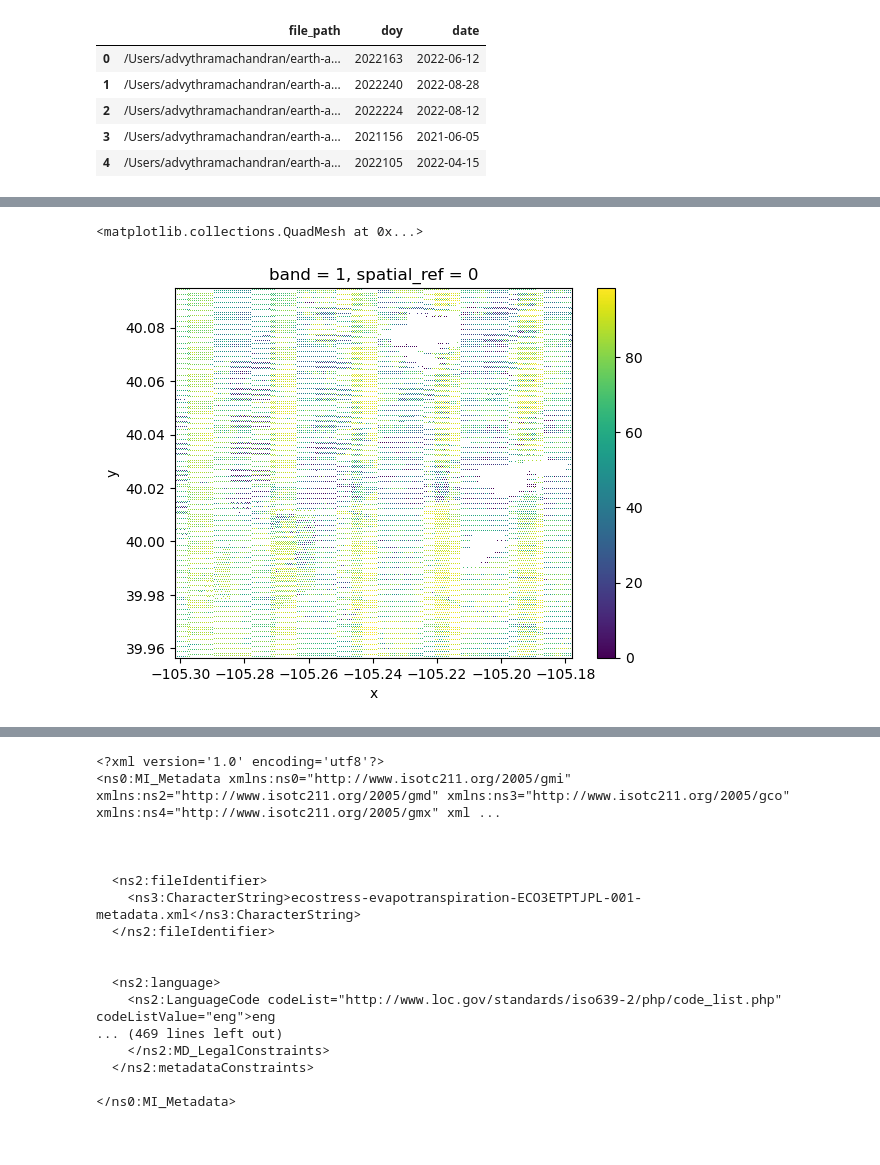
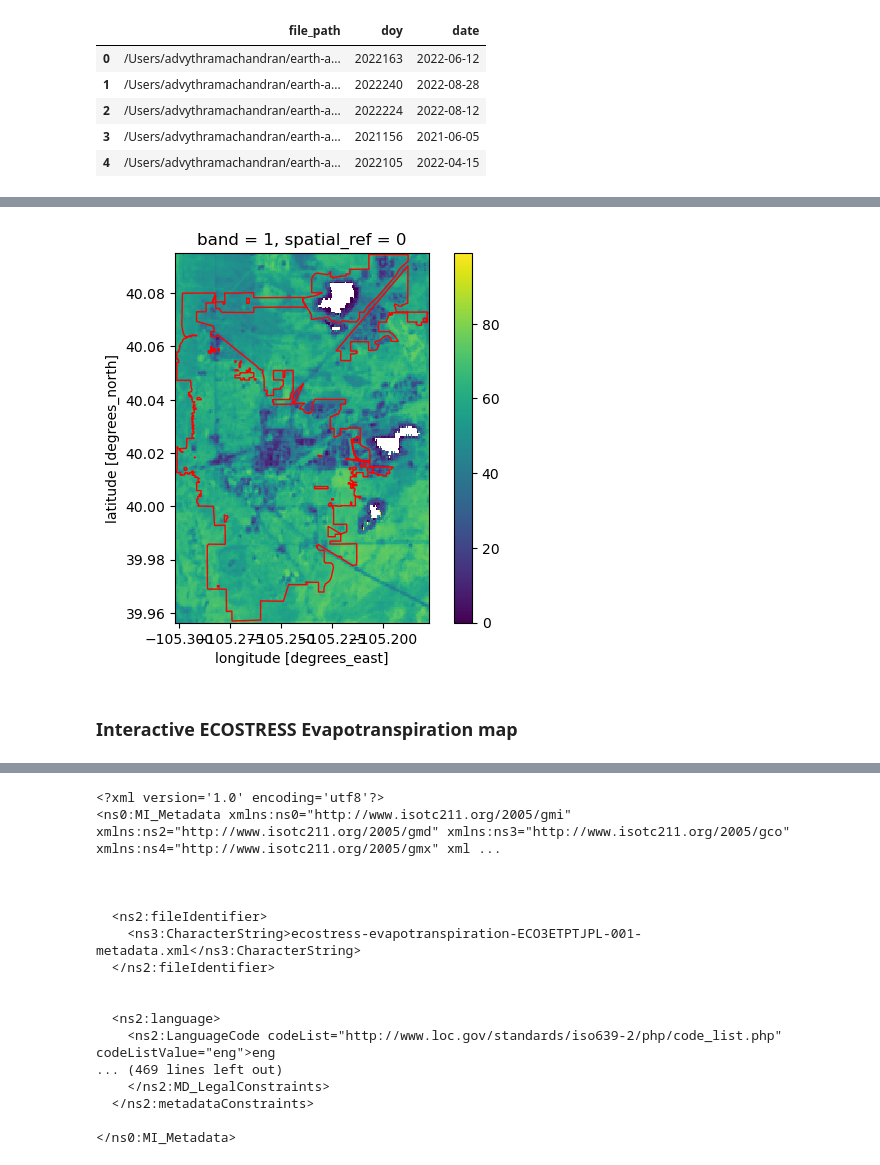
Before and after one commit to advythr/EA-urban-forest-traits, a Jupyter notebook: public-tree-exploratory-analysis.ipynb, the cells around one changed output, grey strips where cells are left out. Cells and saved outputs as stored; diff of their text form; code cells hidden in the pictures.

```diff
--- a/public-tree-exploratory-analysis.ipynb
+++ b/public-tree-exploratory-analysis.ipynb
@@ -556,5 +531,10 @@ Coordinates:
-# %%
-mean_da.sortby(['x', 'y']).plot()
-# %% [output]
-<matplotlib.collections.QuadMesh at 0x...>
-[figure, removed]
+# %%
+mean_da.plot()
+
+boundary_gdf.plot(ax=plt.gca(), color='none', edgecolor='red')
+
+plt.show()
+# %% [output]
+[figure, added]
+# %% [markdown]
+### Interactive ECOSTRESS Evapotranspiration map
```
Also changed, not shown: parts of 22 cells of this notebook, 1 other file.
